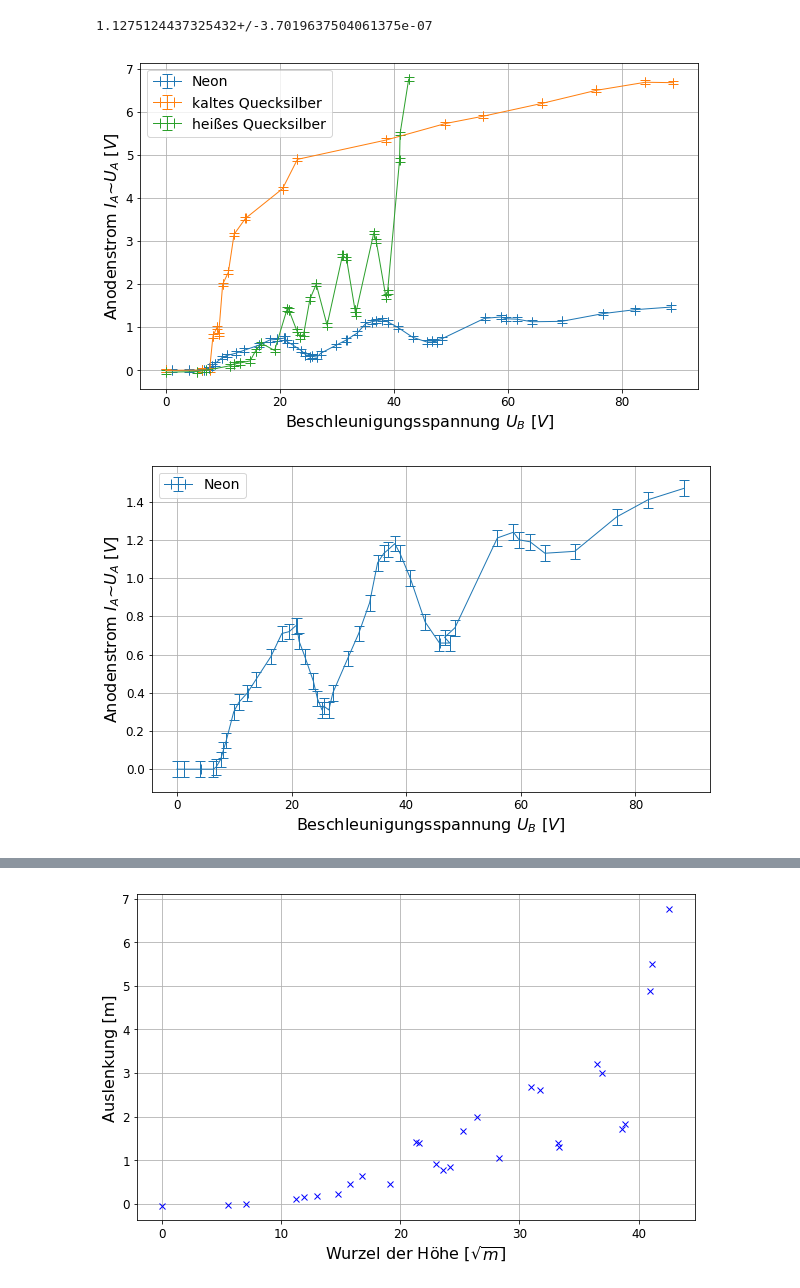
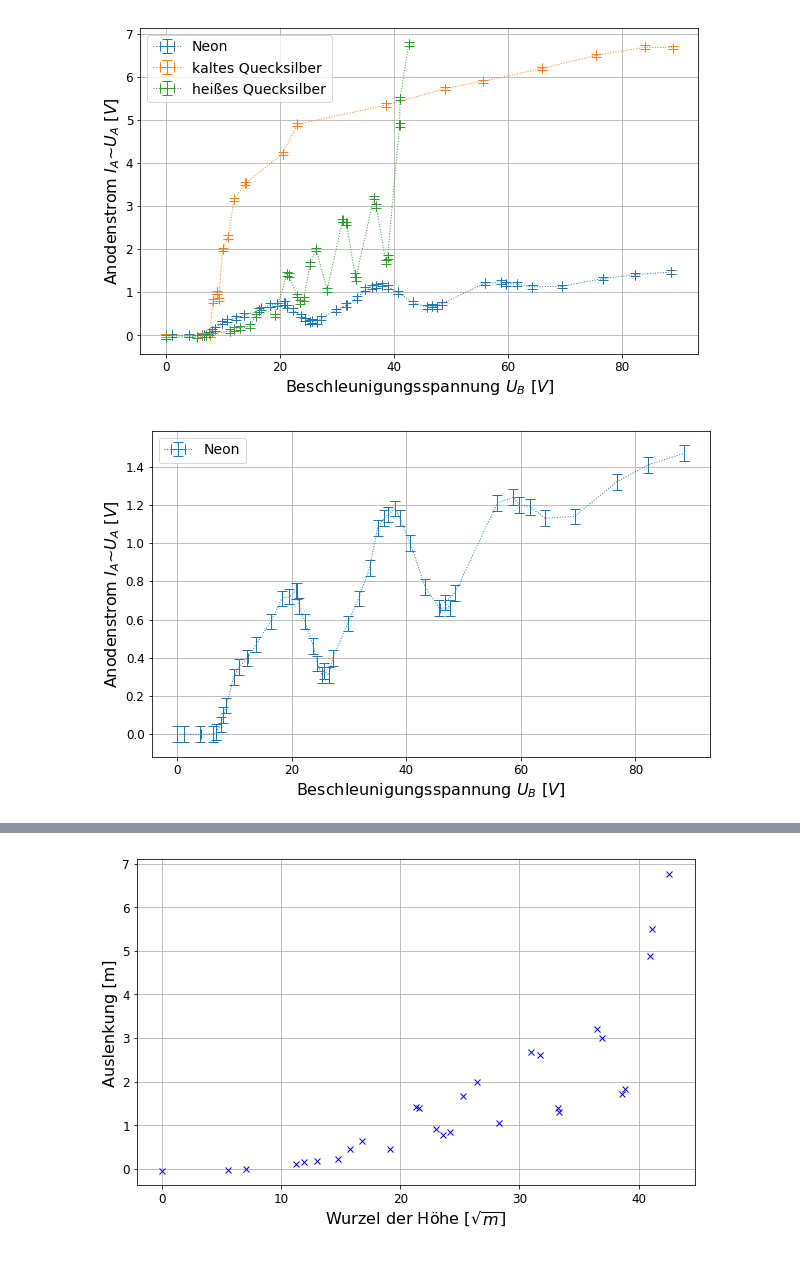
Before and after one commit to dfb159/Studium, a Jupyter notebook: Exp1/Versuchsbericht 13 - A2/A2_FrankHertz_Rechnung.ipynb, the cells around one changed output, grey strips where cells are left out. Drawn from its saved outputs; the diff is of its cells as text; code cells hidden in the pictures.

Commit message:
rechnung data changes

```diff
--- a/Exp1/Versuchsbericht 13 - A2/A2_FrankHertz_Rechnung.ipynb
+++ b/Exp1/Versuchsbericht 13 - A2/A2_FrankHertz_Rechnung.ipynb
@@ -88,19 +107,5 @@ U_HgMin = unp.uarray(data[3], unc_UE)*10 # erste Zeile Minima Spannungen Quecksi
 # %%
-# weitere Werte/Berechnung
-# Werte von https://physics.nist.gov/cuu/Constants/index.html
-# Werte zu Hg von http://gestis.itrust.de/nxt/gateway.dll/gestis_de/008490.xml?f=templates$fn=default.htm$3.0
-
-c = 299792458 # m/s
-k_B = uc.ufloat_fromstr("1.38064852(79)e-23") # J K-1
-h = uc.ufloat_fromstr("4.135667662(25)e-15") # eV s
-r_e = uc.ufloat_fromstr("2.8179403227(19)e-15") # m
-R = uc.ufloat_fromstr("8.3144598(48)") # J mol-1 K-1
-dH = uc.ufloat(1,0) # Verdampfungsenthalpie                                  !!!TODO!!!
-T0 = uc.ufloat(1,0) # Temperatur beim Saettigungsdampfdruck                             !!!TODO!!!
-p0 = uc.ufloat(1,0) # Saettigungsdampfdruck                                        !!!TODO!!!
-
-
-sigma = math.pi * r_e**2
+# Rechnung
 
 # Energie
 E_NeMin = (U_NeMin[len(U_NeMin)-1] - U_NeMin[0]) / (len(U_NeMin)-1) # Anregungsenergie E in eV = e * U
@@ -110,57 +115,61 @@ E_HgMin = (U_HgMin[len(U_HgMin)-1] - U_HgMin[0]) / (len(U_HgMin)-1)
 E_HgMax = (U_HgMax[len(U_HgMax)-1] - U_HgMax[0]) / (len(U_HgMax)-1)
 E_Hg = num.median([E_HgMin, E_HgMax])
 
-l_Hg = c * h / E_Hg * 1e9 # Wellenlänge des abgestrahlten Photons in nm
-l_Ne = c * h / E_Ne * 1e9
+l_Hg = c * h / E_Hg # Wellenlänge des abgestrahlten Photons in m
+l_Ne = c * h / E_Ne
 
-f_Hg = E_Hg / h * 1e-12# Frequenz ... in THz
-f_Ne = E_Ne / h * 1e-12
+f_Hg = E_Hg / h # Frequenz in Hz
+f_Ne = E_Ne / h
 
-p_Raum = unp.exp(dH/R * (1/T0 - 1/T_Raum)) * p0
+p_Raum = unp.exp(dH/R * (1/T0 - 1/T_Raum)) * p0 # Druck in Pa
 p_Ofen = unp.exp(dH/R * (1/T0 - 1/T_Ofen)) * p0
+
+weg_Hg_Raum = k_B * T_Raum / sigma / p_Raum # mtl freie Weglaenge in m
+weg_Hg_Ofen = k_B * T_Ofen / sigma / p_Ofen
 
 
 latex_printValue(E_Hg, "val_E_Hg_eV")
 latex_printValue(E_Ne, "val_E_Ne_eV")
-latex_printValue(l_Hg, "val_l_Hg_nm")
-latex_printValue(l_Ne, "val_l_Ne_nm")
-latex_printValue(f_Hg, "val_f_Hg_THz")
-latex_printValue(f_Ne, "val_f_Ne_THz")
-latex_printValue(p_Raum, "val_p_Hg_Raumtemp_pa") #                    !!!TODO!!! Einheit?
-latex_printValue(p_Ofen, "val_p_Hg_Ofentemp_pa")
-p_Raum, p_Ofen
+latex_printValue(l_Hg * 1e9, "val_l_Hg_nm")
+latex_printValue(l_Ne * 1e9, "val_l_Ne_nm")
+latex_printValue(f_Hg * 1e-12, "val_f_Hg_THz")
+latex_printValue(f_Ne * 1e-12, "val_f_Ne_THz")
+latex_printValue(p_Raum, "val_p_Hg_Raumtemp_Pa")
+latex_printValue(p_Ofen, "val_p_Hg_Ofentemp_Pa")
+latex_printValue(p_Raum * 1e-5, "val_p_Hg_Raumtemp_bar")
+latex_printValue(p_Ofen * 1e-5, "val_p_Hg_Ofentemp_bar")
+latex_printValue(weg_Hg_Raum, "val_weg_Hg_Raumtemp_m")
+latex_printValue(weg_Hg_Ofen, "val_weg_Hg_Ofentemp_m")
-# %% [output]
-1.1275124437325432+/-3.7019637504061375e-07
 # %%
 # diagramm 1: I_A / U_A zusammen
 
 fig=plt.figure(figsize=fig_size)
 
 # kein Fit!
 # p0 = None # startwerte, wenn unsicher: p0 = None
 # pfit, perr = fit_curvefit(unv(sqrth), unv(a), gerade, yerr = usd(a))
 # p = unp.uarray(pfit, perr)
 
-plt.errorbar(unv(U_Ne),unv(I_Ne),usd(U_Ne),usd(I_Ne),fmt='-', capsize=5, linewidth=1, label='Neon')
-plt.errorbar(unv(U_HgK),unv(I_HgK),usd(U_HgK),usd(I_HgK),fmt='-', capsize=5, linewidth=1, label='kaltes Quecksilber')
-plt.errorbar(unv(U_HgW),unv(I_HgW),usd(U_HgW),usd(I_HgW),fmt='-', capsize=5, linewidth=1, label='heißes Quecksilber')
+plt.errorbar(unv(U_Ne),unv(I_Ne),usd(U_Ne),usd(I_Ne),fmt=':', capsize=5, linewidth=1, label='Neon')
+plt.errorbar(unv(U_HgK),unv(I_HgK),usd(U_HgK),usd(I_HgK),fmt=':', capsize=5, linewidth=1, label='kaltes Quecksilber')
+plt.errorbar(unv(U_HgW),unv(I_HgW),usd(U_HgW),usd(I_HgW),fmt=':', capsize=5, linewidth=1, label='heißes Quecksilber')
 
 #plt.xlim(0,1200)
 plt.legend(prop={'size':fig_legendsize})
 plt.grid()
 plt.tick_params(labelsize=fig_labelsize)
 plt.xlabel("Beschleunigungsspannung $U_B$ [$V$]", {'fontsize':fig_legendsize+2})
 plt.ylabel("Anodenstrom $I_A$~$U_A$ [$V$]", {'fontsize': fig_legendsize+2})
 plt.savefig("data/CharakteristikZusammen.pdf")
 plt.show()
 # %% [output]
-[figure, old version]
+[figure, new version]
 # %%
 # diagramm 2: I_A / U_A neon
 
 fig=plt.figure(figsize=fig_size)
 
-plt.errorbar(unv(U_Ne),unv(I_Ne),usd(U_Ne),usd(I_Ne),fmt='-', capsize=5, linewidth=1, label='Neon')
+plt.errorbar(unv(U_Ne),unv(I_Ne),usd(U_Ne),usd(I_Ne),fmt=':', capsize=5, linewidth=1, label='Neon')
 
 #plt.xlim(0,1200)
 plt.legend(prop={'size':fig_legendsize})
@@ -171,7 +180,7 @@ plt.ylabel("Anodenstrom $I_A$~$U_A$ [$V$]", {'fontsize': fig_legendsize+2})
 plt.savefig("data/CharakteristikNe.pdf")
 plt.show()
 # %% [output]
-[figure, old version]
+[figure, new version]
 # %%
 # diagramm 3: I_A / U_A Quecksilber kalt
 
```
Also changed, not shown: parts of 4 cells of this notebook, 4 other files.
